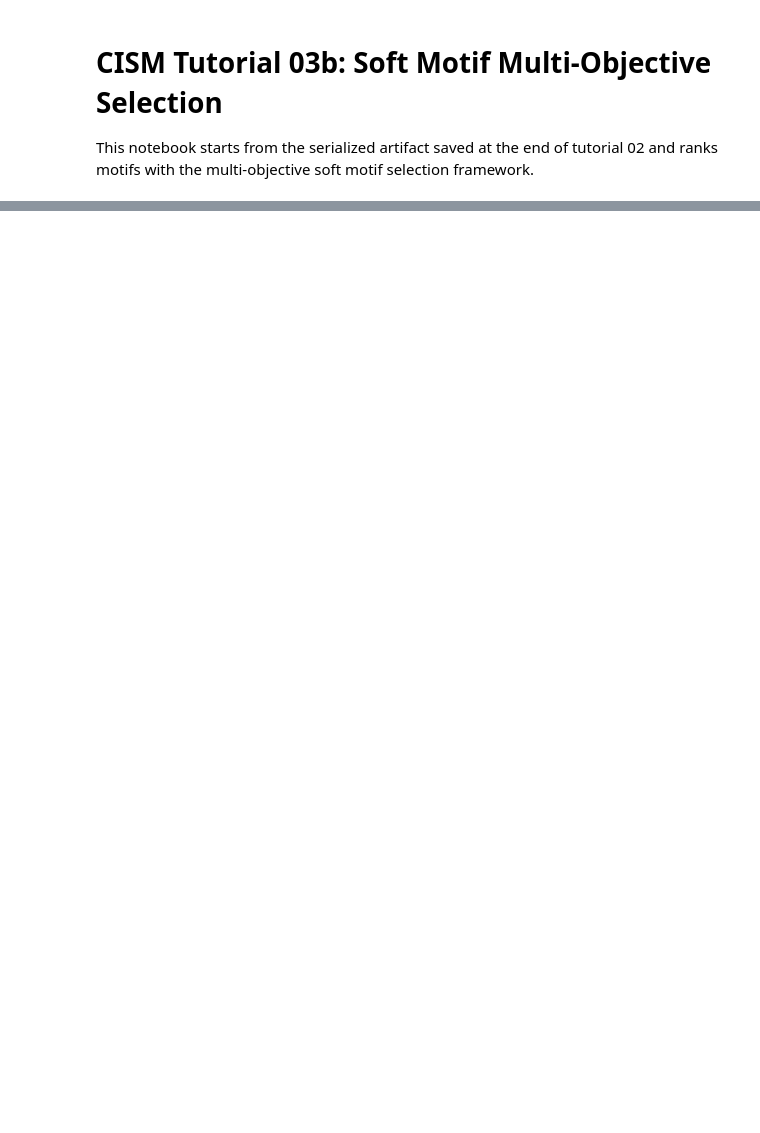
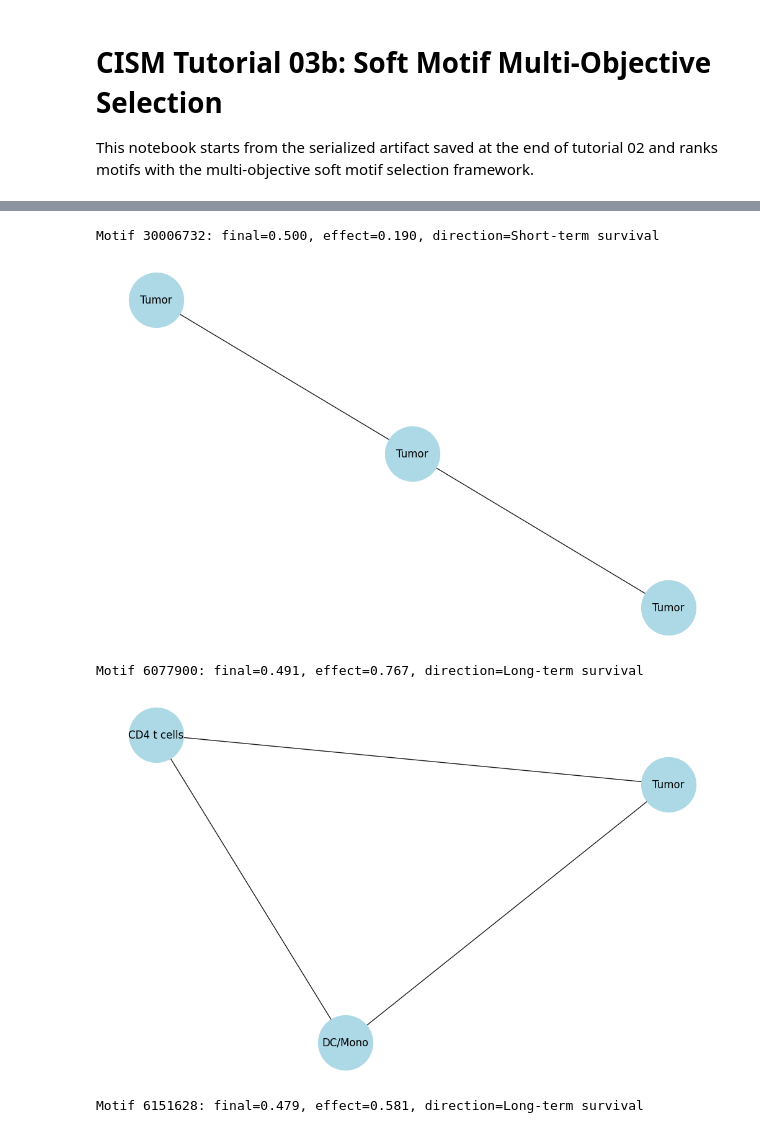
Before and after one commit to zaritskylab/CISM, a Jupyter notebook: tutorials/03b_soft_motif_selection.ipynb, the cells around one changed output, grey strips where cells are left out. Saved outputs shown, nothing was run; the diff lists cells and outputs as text; code cells hidden in the pictures; blank space fills up the shorter version.

```diff
--- a/tutorials/03b_soft_motif_selection.ipynb
+++ b/tutorials/03b_soft_motif_selection.ipynb
@@ -137,0 +324,27 @@ loocv_result.get_metrics()
+# %%
+top3_motifs = scored_motifs_df.head(3).copy()
+motif_lookup = (
+    discriminator.cism.motifs_dataset
+    .drop_duplicates("ID")
+    .set_index("ID")["motif"]
+)
+
+display(top3_motifs[[
+    "ID",
+    "final_score",
+    "additive_score",
+    "stability_gate",
+    "effect_score",
+    "overall_prevalence",
+    "direction",
+    "logfc_group1_vs_group0",
+]])
+
+for _, motif_row in tqdm(top3_motifs.iterrows(), total=top3_motifs.shape[0], desc="Drawing top motifs"):
+    motif_id = motif_row["ID"]
+    print(
+        f"Motif {motif_id}: final={motif_row['final_score']:.3f}, "
+        f"effect={motif_row['effect_score']:.3f}, direction={motif_row['direction']}"
+    )
+    draw_motif(motif_lookup.loc[motif_id], common_cells_type)
+# %% [output]
@@ -137,0 +355,5 @@ loocv_result.get_metrics()
+Motif 30006732: final=0.500, effect=0.190, direction=Short-term survival
+[figure, added]
+Motif 6077900: final=0.491, effect=0.767, direction=Long-term survival
+[figure, added]
+Motif 6151628: final=0.479, effect=0.581, direction=Long-term survival
```
Also changed, not shown: parts of 28 cells of this notebook, 2 other files.
